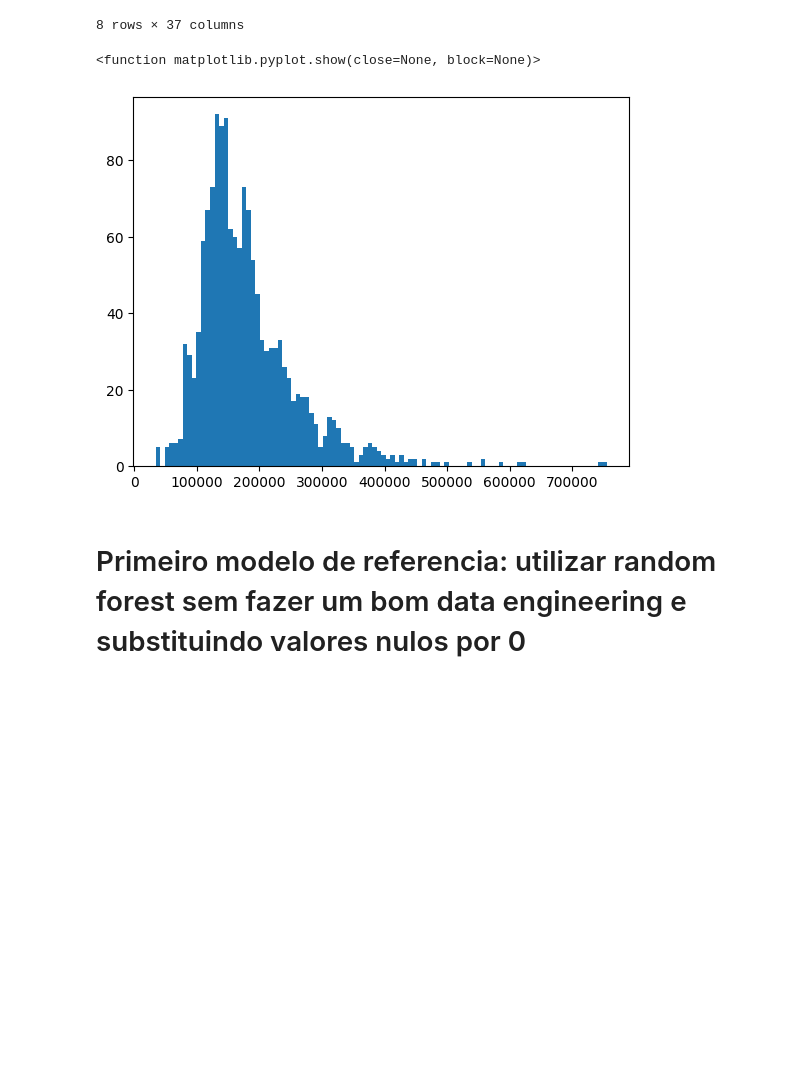
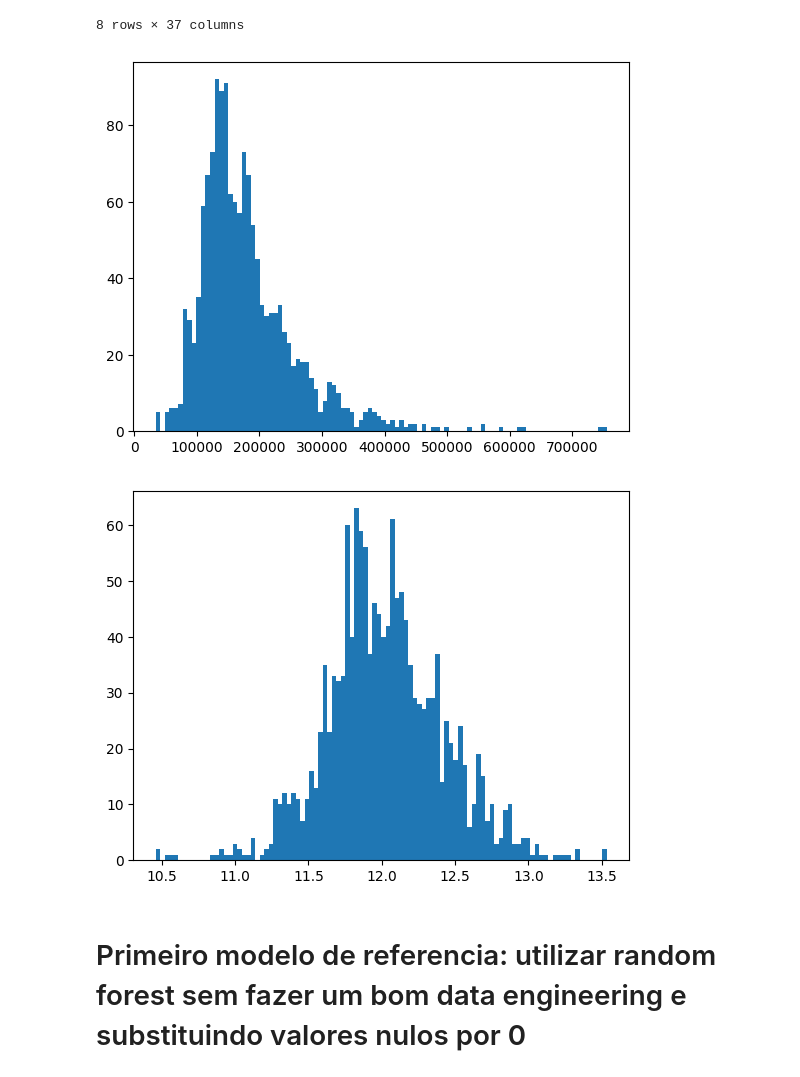
Before and after one commit to mikaelakihitto/House_Pricing, a Jupyter notebook: notebook/experimentation.ipynb, the cells around one changed output. Drawn from its saved outputs; the diff is of its cells as text; code cells hidden in the pictures; blank space fills up the shorter version.

```diff
--- a/notebook/experimentation.ipynb
+++ b/notebook/experimentation.ipynb
@@ -54,10 +57,15 @@ non_categorical.describe()
 # %%
 #histogram of the saleprice
 plt.hist(non_categorical['SalePrice'],bins=100)
-plt.show
+plt.show()
 # %% [output]
-<function matplotlib.pyplot.show(close=None, block=None)>
 [figure]
+# %%
+#histogram of the saleprice aplicando log
+plt.hist(np.log(non_categorical['SalePrice']),bins=100)
+plt.show()
+# %% [output]
+[figure, added]
 # %% [markdown]
 # Primeiro modelo de referencia: utilizar random forest sem fazer um bom data engineering e substituindo valores nulos por 0
 # %%
```
Also changed, not shown: parts of 9 cells of this notebook.
